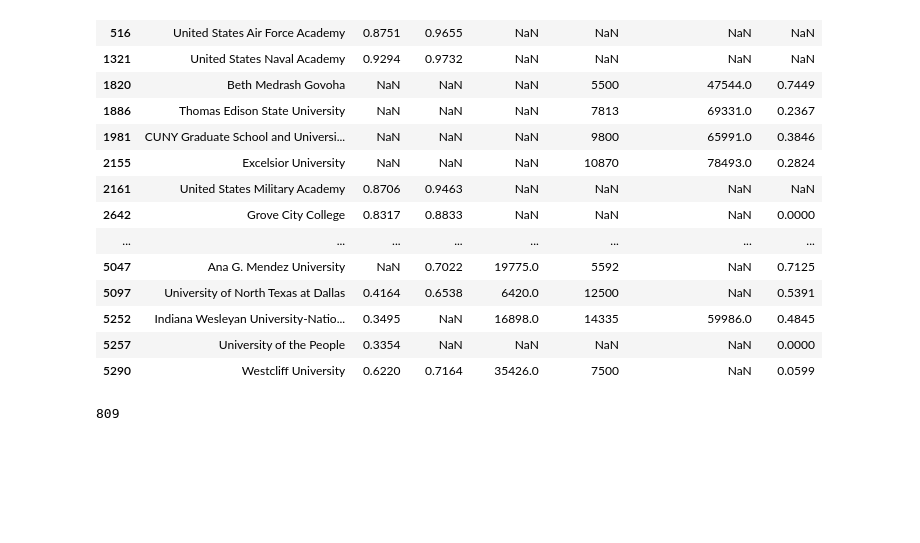
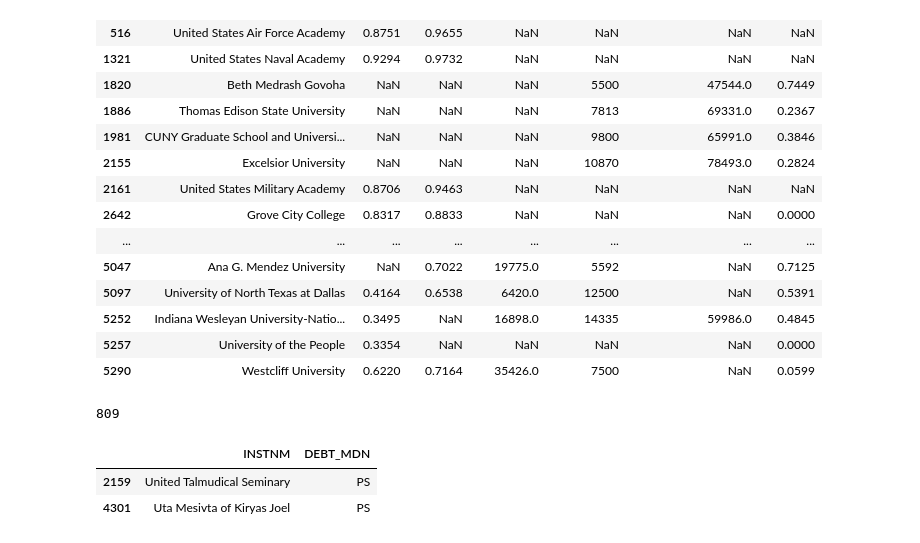
Before and after one commit to DanielYaari28/AIPI510P1, a Jupyter notebook: notebooks/college_scorecard_eda.ipynb, the cells around one changed output. Saved outputs shown, nothing was run; the diff lists cells and outputs as text; code cells hidden in the pictures; blank space fills up the shorter version.

```diff
--- a/notebooks/college_scorecard_eda.ipynb
+++ b/notebooks/college_scorecard_eda.ipynb
@@ -177,3 +177,10 @@ complete_df = project_df[~missing_data].copy()
 print(len(complete_df))
 # %% [output]
 809
+# %%
+ps = (complete_df["DEBT_MDN"] == "PS")
+complete_df[ps][["INSTNM", "DEBT_MDN"]]
+# %% [output]
+|  | INSTNM | DEBT_MDN |
+| 2159 | United Talmudical Seminary | PS |
+| 4301 | Uta Mesivta of Kiryas Joel | PS |
```
Also changed, not shown: parts of 9 cells of this notebook.
